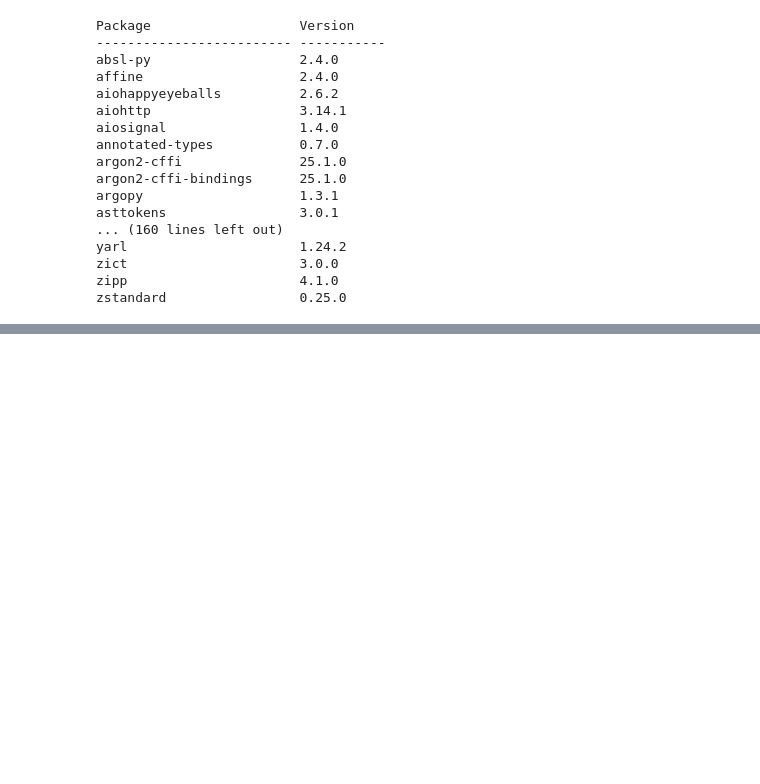
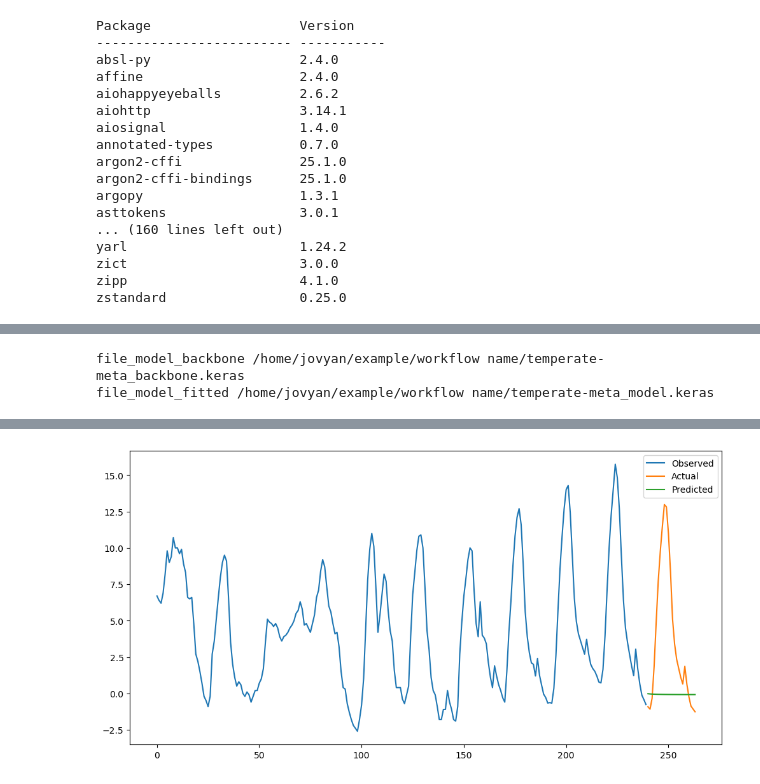
Before and after one commit to QCDIS/ECVs, a Jupyter notebook: codebase/ECVs-Analysis.ipynb, the cells around one changed output, grey strips where cells are left out. Cells and saved outputs as stored; diff of their text form; code cells hidden in the pictures; blank space fills up the shorter version.

```diff
--- a/codebase/ECVs-Analysis.ipynb
+++ b/codebase/ECVs-Analysis.ipynb
@@ -339,0 +468,4 @@ FileNotFoundError: [Errno 2] No such file or directory: '/home/jovyan/Cloud Stor
+# %%
+# DO NOT CONTAINERISE
+# =====
+file_input_dataset = file_training_dataset
@@ -339,0 +773,4 @@ FileNotFoundError: [Errno 2] No such file or directory: '/home/jovyan/Cloud Stor
+# %%
+# DO NOT CONTAINERISE
+# =====
+file_inpput_dataset = file_support_dataset
@@ -339,0 +1026,57 @@ FileNotFoundError: [Errno 2] No such file or directory: '/home/jovyan/Cloud Stor
+# %%
+# DO NOT CONTAINERISE
+# =====
+file_inpput_dataset = file_support_dataset
+# %%
+# ECVs, Meta-Prediction
+# ---
+
+# input
+# -----
+print("file_model_backbone", file_model_backbone)
+print("file_model_fitted",   file_model_fitted)
+backbone = keras.models.load_model(file_model_backbone)
+model    = keras.models.load_model(file_model_fitted)
+
+print("file_inpput_dataset", file_inpput_dataset)
+with open(file_inpput_dataset, 'rb') as fp_inp:
+    inp_data = pickle.load(fp_inp)
+    # X_train
+    # Y_train
+    # x_support
+    # y_support
+
+
+# start
+# -----
+# check model accuracy, temperature
+# .....
+test_idx = -16
+
+pred_x    = model.predict(np.array([X_train[test_idx]]))
+temp_x    = np.transpose(X_train[test_idx])[3]  # Observed
+
+pred_temp = np.transpose(pred_x[0])[3]          # Predicted
+true_temp = np.transpose(Y_train[test_idx])[3]  # Actual
+
+plt.figure(figsize=(12, 6))
+plt.plot( range(0,                          len(temp_x)), temp_x,    label='Observed')
+plt.plot( range(len(temp_x), len(temp_x)+len(true_temp)), true_temp, label='Actual')
+plt.plot( range(len(temp_x), len(temp_x)+len(pred_temp)), pred_temp, label='Predicted')
+plt.legend()
+plt.show()
+
+# Vector Space Exploration
+# .....
+from sklearn.decomposition import PCA
+
+train_labels = [c[0] for c in y_support]
+x_representation = backbone.predict(x_support)
+
+pca = PCA(n_components=2)
+x_pca = pca.fit_transform(x_representation)
+
+print(pca.explained_variance_ratio_)
+# %% [output]
+file_model_backbone /home/jovyan/example/workflow name/temperate-meta_backbone.keras
+file_model_fitted /home/jovyan/example/workflow name/temperate-meta_model.keras
@@ -339,0 +1085 @@ FileNotFoundError: [Errno 2] No such file or directory: '/home/jovyan/Cloud Stor
+[figure, added]
```
Also changed, not shown: parts of 5 cells of this notebook, 2 other files.
